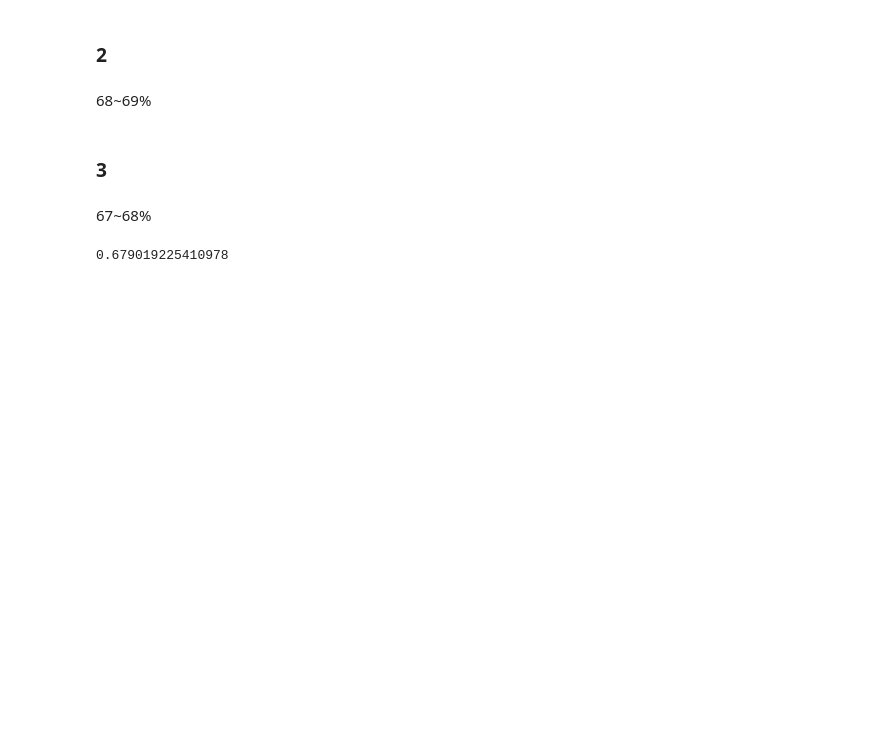
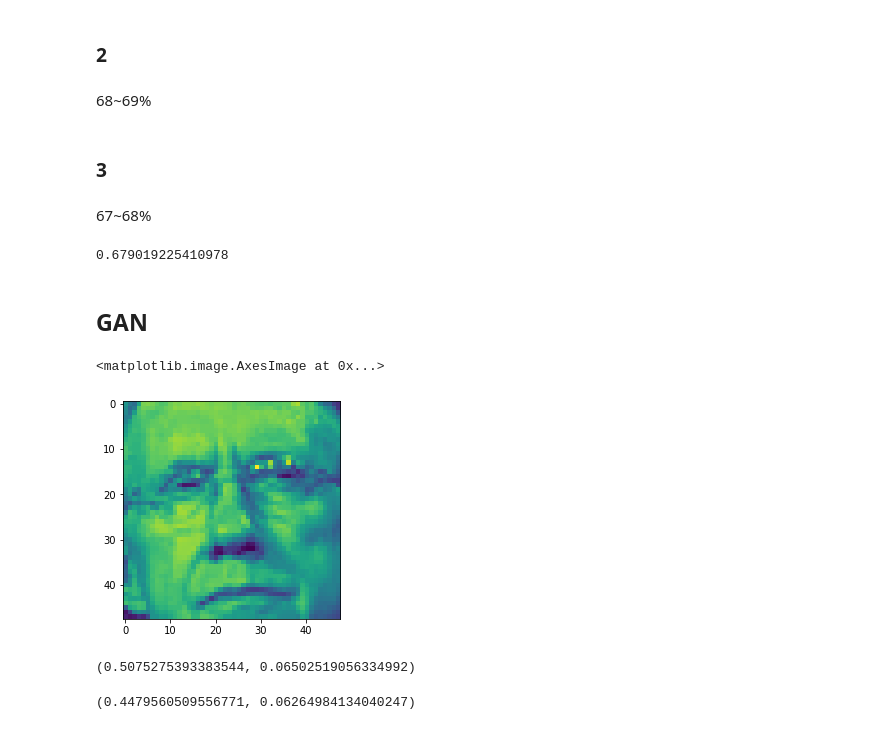
Before and after one commit to YianKim/2022_PythonStudy_face_emotion_recognition, a Jupyter notebook: v2_Emotion_Recognition.ipynb, the cells around one changed output. Cells and saved outputs as stored; diff of their text form; code cells hidden in the pictures; blank space fills up the shorter version.

```diff
--- a/v2_Emotion_Recognition.ipynb
+++ b/v2_Emotion_Recognition.ipynb
@@ -451,3 +520,18 @@ a_label = np.concatenate((train_labels_aug, a_label), 0)
 # model_eval()
 # %% [output]
 0.679019225410978
+# %% [markdown]
+## GAN
+# %%
+plt.imshow(train_data[123].reshape([48,48]))
+# %% [output]
+<matplotlib.image.AxesImage at 0x...>
+[figure, added]
+# %%
+np.mean(train_data.reshape([-1])), np.var(train_data.reshape([-1]))
+# %% [output]
+(0.5075275393383544, 0.06502519056334992)
+# %%
+np.mean(data_no_label.reshape([-1])), np.var(data_no_label.reshape([-1]))
+# %% [output]
+(0.4479560509556771, 0.06264984134040247)
```
Also changed, not shown: parts of 8 cells of this notebook.
